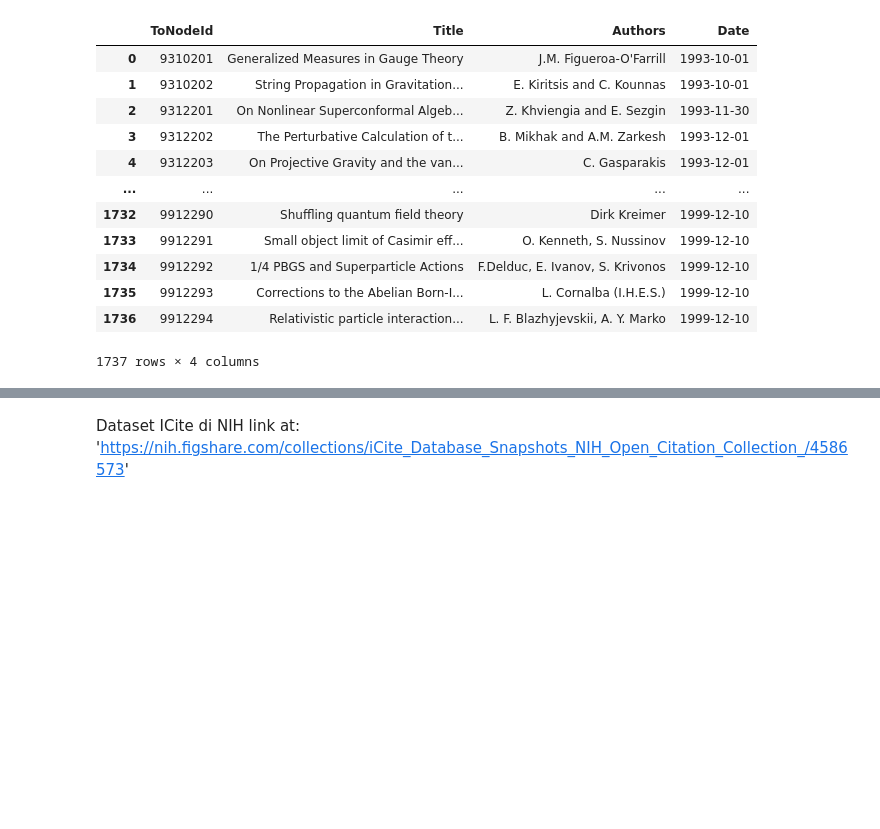
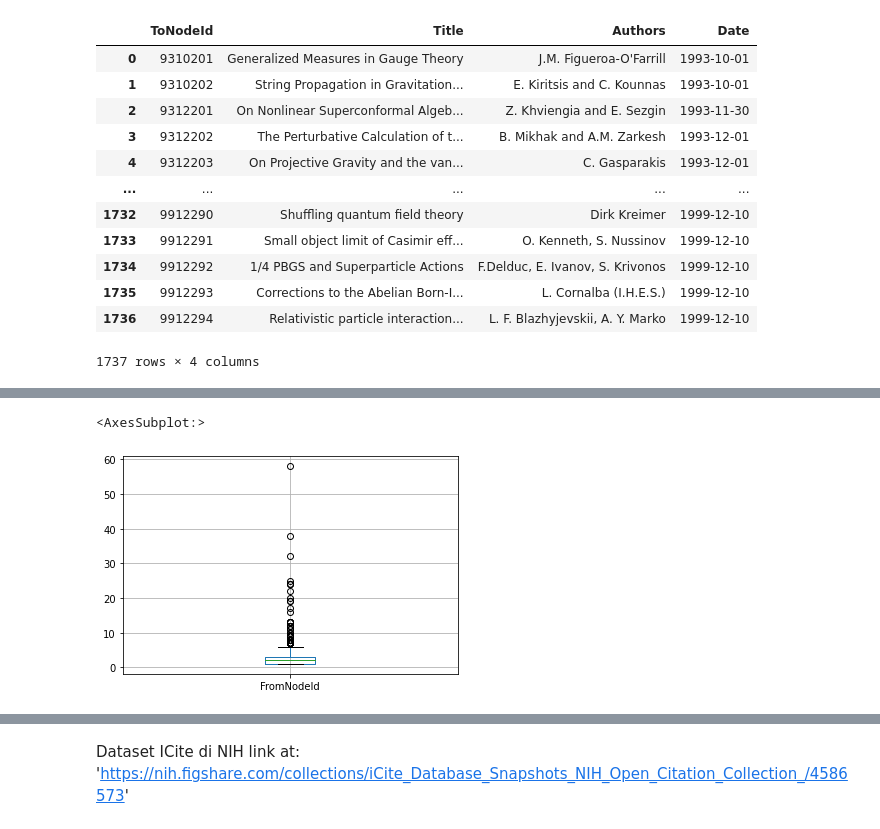
Before and after one commit to matteo-Donofrio-unipi/Master_Degree_Thesis, a Jupyter notebook: cit-abstract-scraper.ipynb, the cells around one changed output, grey strips where cells are left out. Cells and saved outputs as stored; diff of their text form; code cells hidden in the pictures; blank space fills up the shorter version.

```diff
--- a/cit-abstract-scraper.ipynb
+++ b/cit-abstract-scraper.ipynb
@@ -265,0 +295,6 @@ res2
+# %%
+#distibuzione del numero di citazioni ricevute da ToNodeId
+res2.groupby(by='ToNodeId').count().boxplot()
+# %% [output]
+<AxesSubplot:>
+[figure, added]
```
Also changed, not shown: parts of 18 cells of this notebook.
